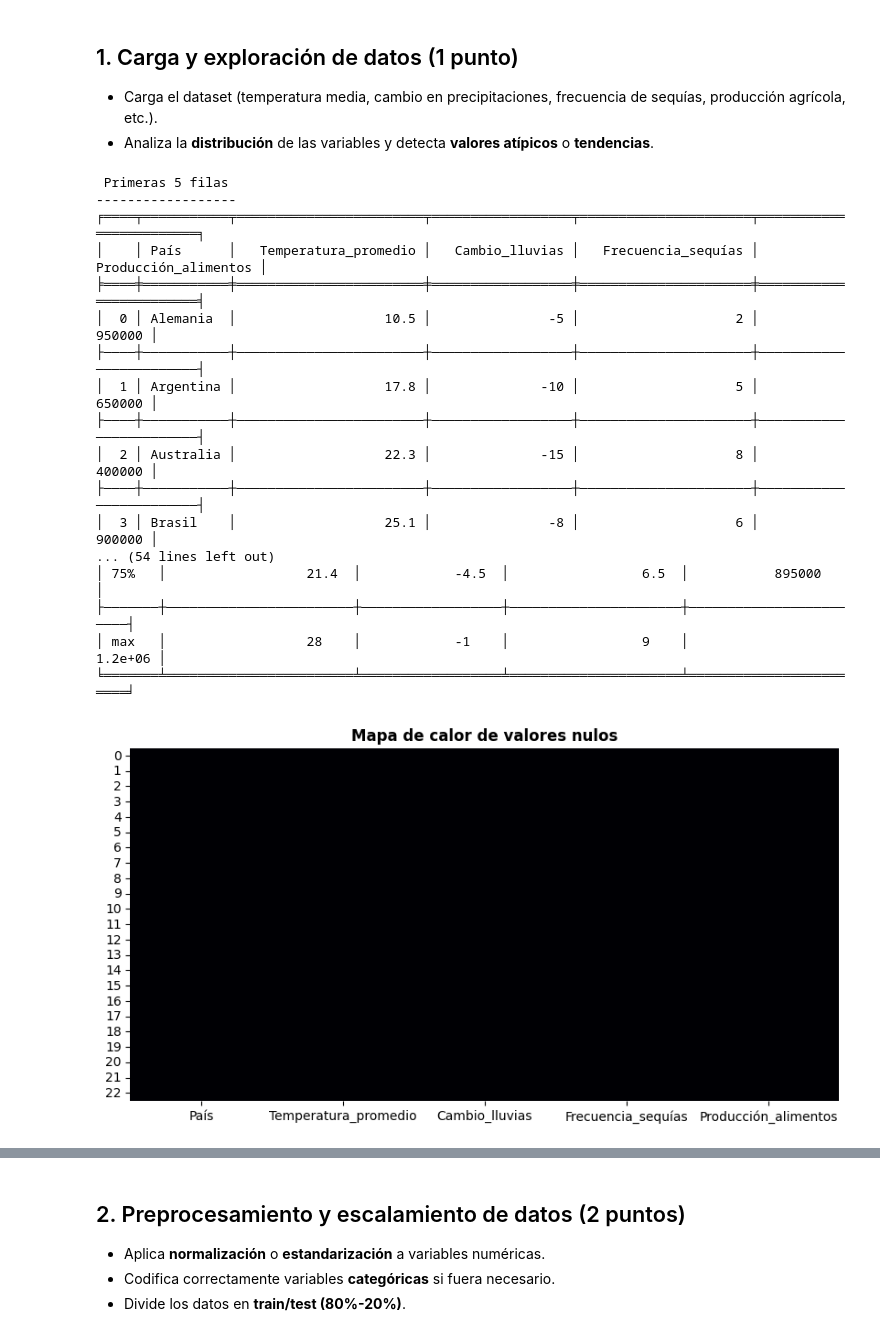
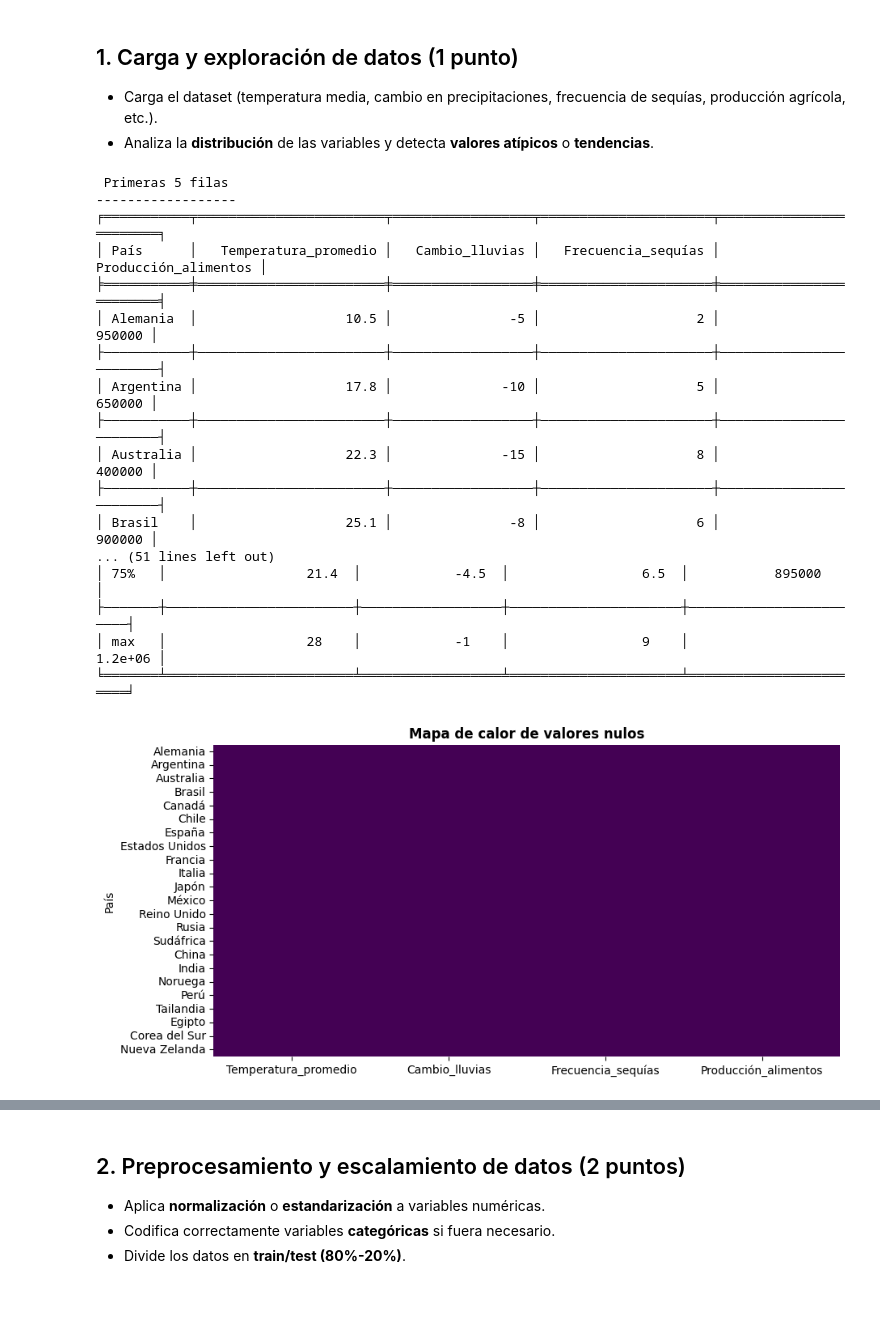
Before and after one commit to Mateo-canales-b/Ciencia_de_datos, a Jupyter notebook: M6/Ev_final_M6.ipynb, the cells around one changed output, grey strips where cells are left out. Drawn from its saved outputs; the diff is of its cells as text; code cells hidden in the pictures; blank space fills up the shorter version.

```diff
--- a/M6/Ev_final_M6.ipynb
+++ b/M6/Ev_final_M6.ipynb
@@ -299,50 +304,50 @@ def triple_plot(df, col, *, n=0, bins='sturges', alpha=0.05, whis=(5,95), showfl
 # %%
 # Carga de dataset
 
-df=pd.read_csv("cambio_climatico_agricultura.csv")
+df=pd.read_csv("cambio_climatico_agricultura.csv",index_col="País")
 # %%
 # Exploración inicial
 
 tabla(df.head(5),title="Primeras 5 filas")
 
 print(f"Información inicial del data set:")
 
 df.columns= df.columns.str.replace(" ", "") # Cambio de nombres de columnas
 tabla(df.info())
 
 print("\n Dimensiones del DataFrame:", df.shape)
 
 # Deteccion de duplicados
 print(f'Número de duplicados: {df.duplicated().sum()}')
 
 # Detección de valores nulos
 tabla(df.isnull().sum(), title=" Valores nulos:")
 
 tabla(df.describe(),title=" Estadísticas descriptivas:")
 
 # Visualización nulos
 
 plt.figure(figsize=(10, 5))
-sns.heatmap(df.isnull(), cbar=False, cmap='magma', yticklabels=True,
+sns.heatmap(df.isnull(), cbar=False, cmap='viridis', yticklabels=True,
             color=sns.color_palette("viridis")[3])
 plt.title("Mapa de calor de valores nulos", fontsize=12, fontweight="bold")
 plt.show()
 # %% [output]
  Primeras 5 filas
 ------------------
-╒════╤═══════════╤════════════════════════╤══════════════════╤══════════════════════╤════════════════════════╕
-│    │ País      │   Temperatura_promedio │   Cambio_lluvias │   Frecuencia_sequías │   Producción_alimentos │
-╞════╪═══════════╪════════════════════════╪══════════════════╪══════════════════════╪════════════════════════╡
-│  0 │ Alemania  │                   10.5 │               -5 │                    2 │                 950000 │
-├────┼───────────┼────────────────────────┼──────────────────┼──────────────────────┼────────────────────────┤
-│  1 │ Argentina │                   17.8 │              -10 │                    5 │                 650000 │
-├────┼───────────┼────────────────────────┼──────────────────┼──────────────────────┼────────────────────────┤
-│  2 │ Australia │                   22.3 │              -15 │                    8 │                 400000 │
-├────┼───────────┼────────────────────────┼──────────────────┼──────────────────────┼────────────────────────┤
-│  3 │ Brasil    │                   25.1 │               -8 │                    6 │                 900000 │
-... (54 lines left out)
+╒═══════════╤════════════════════════╤══════════════════╤══════════════════════╤════════════════════════╕
+│ País      │   Temperatura_promedio │   Cambio_lluvias │   Frecuencia_sequías │   Producción_alimentos │
+╞═══════════╪════════════════════════╪══════════════════╪══════════════════════╪════════════════════════╡
+│ Alemania  │                   10.5 │               -5 │                    2 │                 950000 │
+├───────────┼────────────────────────┼──────────────────┼──────────────────────┼────────────────────────┤
+│ Argentina │                   17.8 │              -10 │                    5 │                 650000 │
+├───────────┼────────────────────────┼──────────────────┼──────────────────────┼────────────────────────┤
+│ Australia │                   22.3 │              -15 │                    8 │                 400000 │
+├───────────┼────────────────────────┼──────────────────┼──────────────────────┼────────────────────────┤
+│ Brasil    │                   25.1 │               -8 │                    6 │                 900000 │
+... (51 lines left out)
 │ 75%   │                  21.4  │            -4.5  │                 6.5  │           895000       │
 ├───────┼────────────────────────┼──────────────────┼──────────────────────┼────────────────────────┤
 │ max   │                  28    │            -1    │                 9    │                1.2e+06 │
 ╘═══════╧════════════════════════╧══════════════════╧══════════════════════╧════════════════════════╛
-[figure, old version]
+[figure, new version]
```
Also changed, not shown: parts of 7 cells of this notebook.
